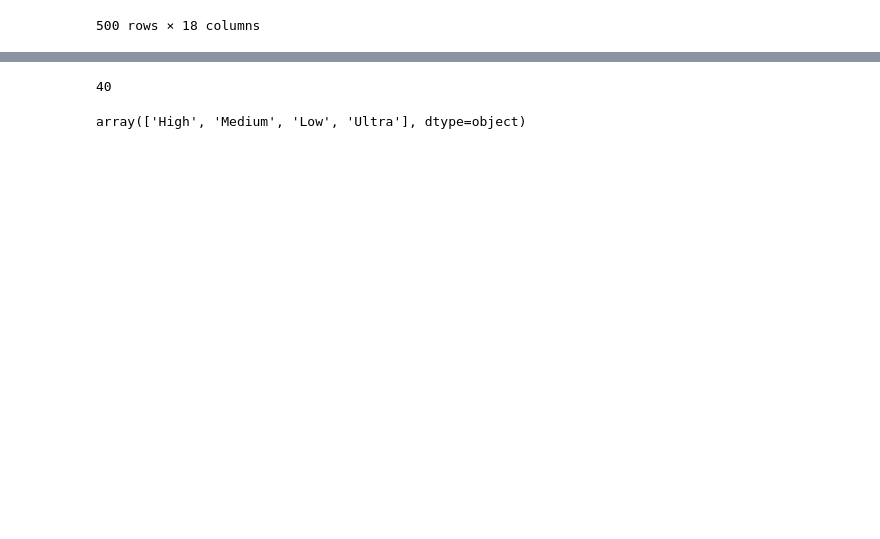
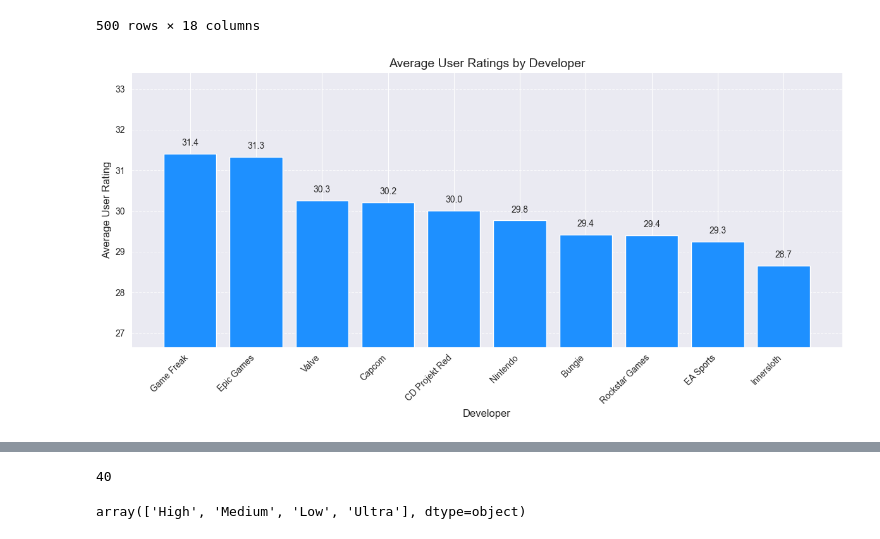
Before and after one commit to AlpikTech/ISTDS-Proje-4, a Jupyter notebook: Game Reviews.ipynb, the cells around one changed output, grey strips where cells are left out. Cells and saved outputs as stored; diff of their text form; code cells hidden in the pictures; blank space fills up the shorter version.

```diff
--- a/Game Reviews.ipynb
+++ b/Game Reviews.ipynb
@@ -59,3 +59,36 @@ df
 | 498 | Ghost of Tsushima | 19.9 | Teens | 24.92 | PlayStation | Yes | Capcom | ... |
 | 499 | Super Smash Bros. Ultimate | 32.3 | All Ages | 43.37 | PlayStation | No | Nintendo | ... |
 500 rows × 18 columns
+# %%
+import matplotlib.pyplot as plt
+import numpy as np
+
+plt.figure(figsize=(12, 6))
+developers = df['Developer'].value_counts().nlargest(10).index
+dev_ratings = []
+
+for dev in developers:
+    dev_ratings.append(df[df['Developer'] == dev]['User Rating'].mean())
+
+# Sort by average ratings
+sorted_indices = np.argsort(dev_ratings)[::-1]
+sorted_devs = [developers[i] for i in sorted_indices]
+sorted_ratings = [dev_ratings[i] for i in sorted_indices]
+
+bars = plt.bar(sorted_devs, sorted_ratings, color='dodgerblue')
+plt.xlabel('Developer', fontsize=12)
+plt.ylabel('Average User Rating', fontsize=12)
+plt.title('Average User Ratings by Developer', fontsize=14)
+plt.xticks(rotation=45, ha='right')
+plt.ylim([min(sorted_ratings) - 2, max(sorted_ratings) + 2])
+plt.grid(axis='y', linestyle='--', alpha=0.7)
+
+for bar in bars:
+    plt.text(bar.get_x() + bar.get_width() / 2, bar.get_height() + 0.2,
+             f'{bar.get_height():.1f}', ha='center', fontsize=10)
+
+plt.tight_layout()
+plt.savefig('developer_ratings.svg')
+plt.show()
+# %% [output]
+[figure, added]
```
Also changed, not shown: parts of 4 cells of this notebook, 1 other file.
